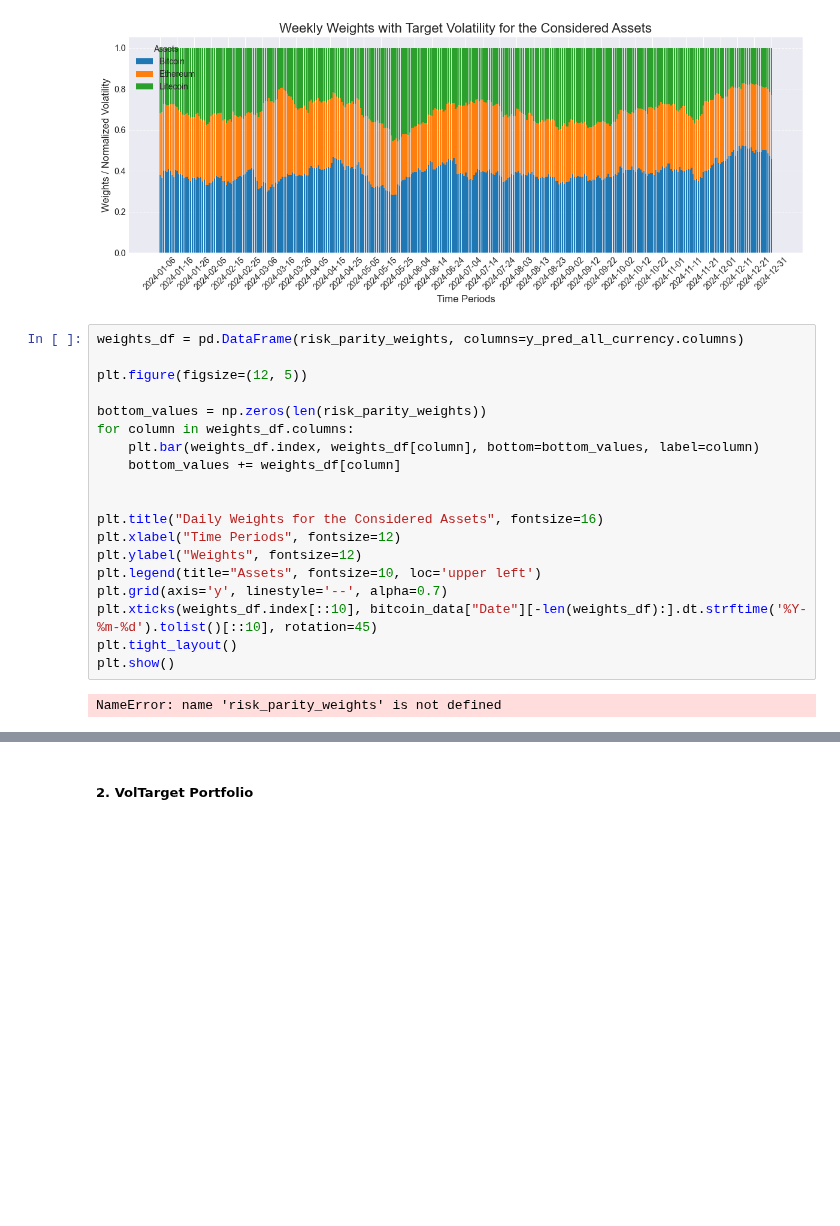
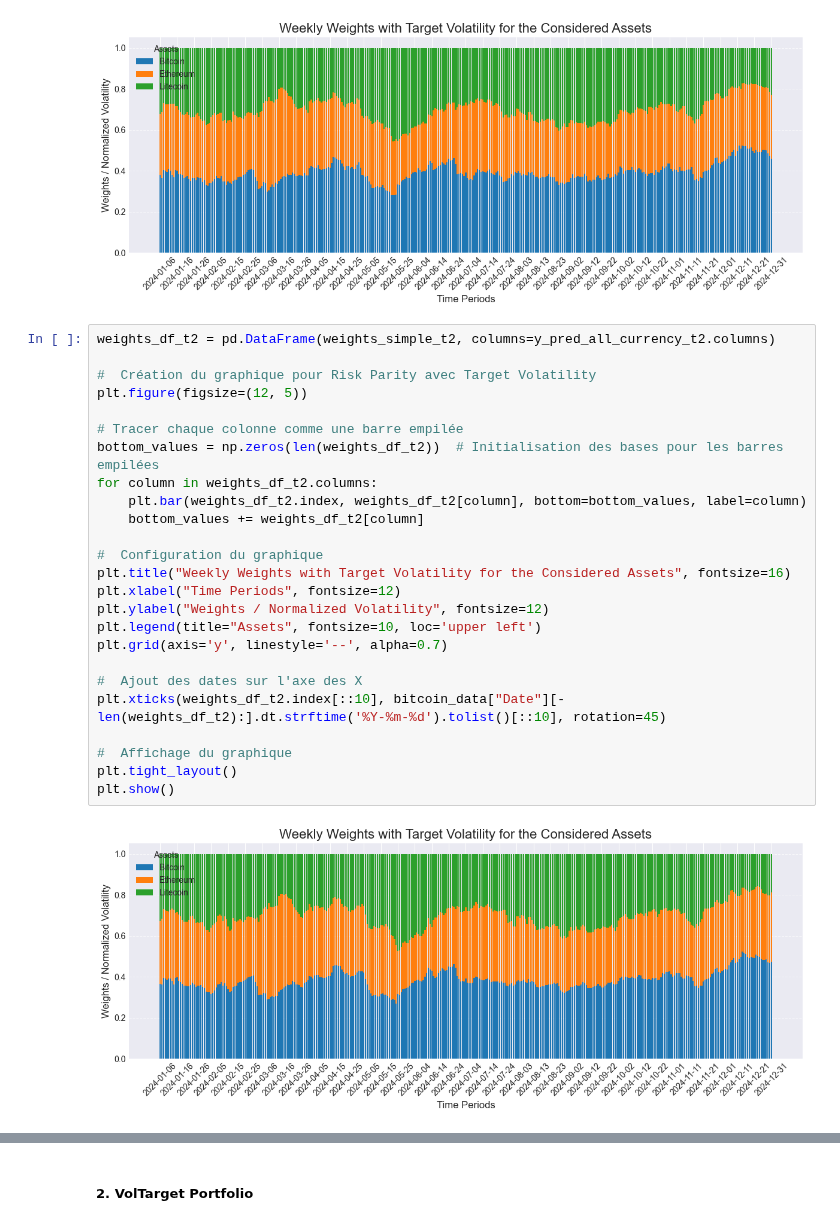
Before and after one commit to emmaebrl/crypto-volatility-lab, a Jupyter notebook: sandbox/all_currencies.ipynb, the cells around one changed output, grey strips where cells are left out. Drawn from its saved outputs; the diff is of its cells as text; blank space fills up the shorter version.

```diff
--- a/sandbox/all_currencies.ipynb
+++ b/sandbox/all_currencies.ipynb
@@ -776,23 +802,29 @@ plt.show()
 # %% [output]
 [figure]
 # %%
-weights_df = pd.DataFrame(risk_parity_weights, columns=y_pred_all_currency.columns)
+weights_df_t2 = pd.DataFrame(weights_simple_t2, columns=y_pred_all_currency_t2.columns)
 
+#  Création du graphique pour Risk Parity avec Target Volatility
 plt.figure(figsize=(12, 5))
 
-bottom_values = np.zeros(len(risk_parity_weights))
-for column in weights_df.columns:
-    plt.bar(weights_df.index, weights_df[column], bottom=bottom_values, label=column)
-    bottom_values += weights_df[column]
+# Tracer chaque colonne comme une barre empilée
+bottom_values = np.zeros(len(weights_df_t2))  # Initialisation des bases pour les barres empilées
+for column in weights_df_t2.columns:
+    plt.bar(weights_df_t2.index, weights_df_t2[column], bottom=bottom_values, label=column)
+    bottom_values += weights_df_t2[column]
 
-
-plt.title("Daily Weights for the Considered Assets", fontsize=16)
+#  Configuration du graphique
+plt.title("Weekly Weights with Target Volatility for the Considered Assets", fontsize=16)
 plt.xlabel("Time Periods", fontsize=12)
-plt.ylabel("Weights", fontsize=12)
+plt.ylabel("Weights / Normalized Volatility", fontsize=12)
 plt.legend(title="Assets", fontsize=10, loc='upper left')
 plt.grid(axis='y', linestyle='--', alpha=0.7)
-plt.xticks(weights_df.index[::10], bitcoin_data["Date"][-len(weights_df):].dt.strftime('%Y-%m-%d').tolist()[::10], rotation=45)
+
+#  Ajout des dates sur l'axe des X
+plt.xticks(weights_df_t2.index[::10], bitcoin_data["Date"][-len(weights_df_t2):].dt.strftime('%Y-%m-%d').tolist()[::10], rotation=45)
+
+#  Affichage du graphique
 plt.tight_layout()
 plt.show()
 # %% [output]
-NameError: name 'risk_parity_weights' is not defined
+[figure, added]
```
Also changed, not shown: parts of 27 cells of this notebook.
